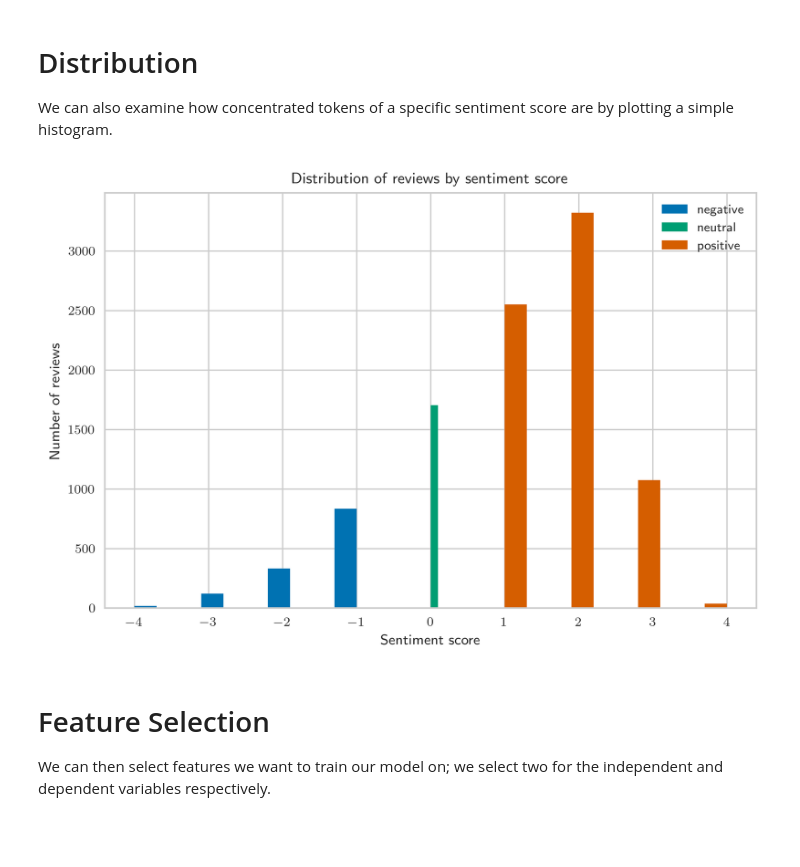
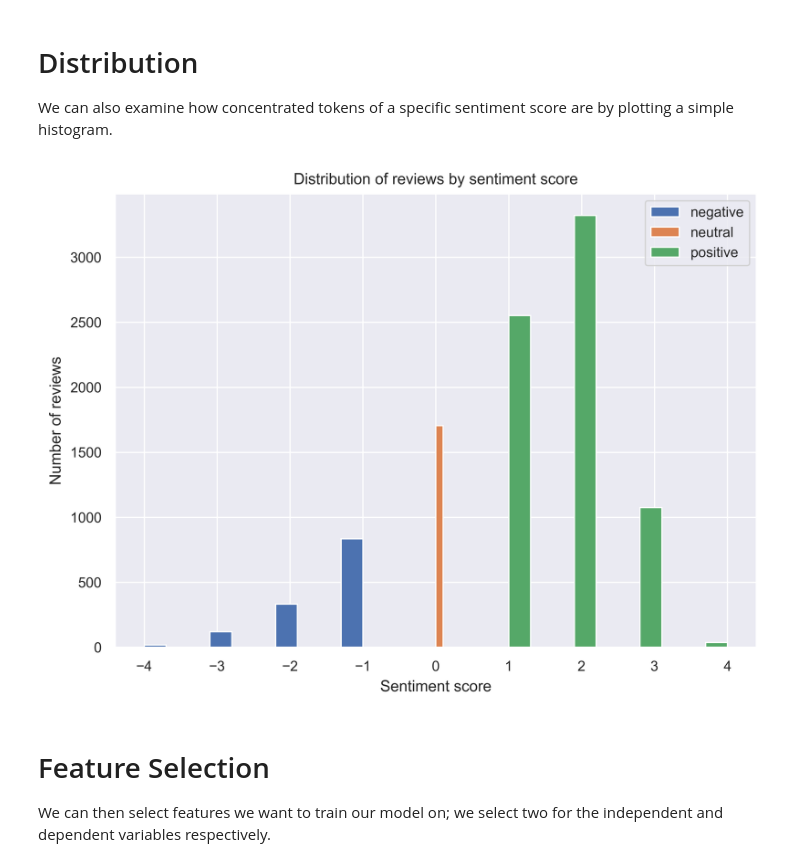
Before and after one commit to jiyometrik/pw23, a Jupyter notebook: code/rq3_randomforest.ipynb, the cells around one changed output. Cells and saved outputs as stored; diff of their text form; code cells hidden in the pictures; blank space fills up the shorter version.

Commit message:
new theme, simply use seaborn with 'paper' context

```diff
--- a/code/rq3_randomforest.ipynb
+++ b/code/rq3_randomforest.ipynb
@@ -5,6 +5,8 @@ Here, we build a simple random forest classifier to classify hotel reviews
 into two basic categories: those with negative and those with positive sentiment.
 # %%
 %matplotlib inline
+
+import os
 
 # fundamentals
 import pandas as pd
@@ -13,15 +15,14 @@ pd.options.mode.chained_assignment = None
 
 # graphing
 import matplotlib.pyplot as plt
+import seaborn as sns
 
-plt.style.use(
-    ["seaborn-v0_8-whitegrid", "seaborn-v0_8-paper", "seaborn-v0_8-colorblind"]
-)
+sns.set_theme(context="paper")
+
 
 # natural language processing
 import nltk
 
-nltk.data.path.append("/usr/share/nltk_data/")
 from nltk import pos_tag
 from nltk.corpus import stopwords, wordnet
 from nltk.stem import WordNetLemmatizer
@@ -102,11 +124,19 @@ DF["reviews.clean"] = DF["reviews.text"].apply(clean_review)
 # extract vector representations for each review
 DOCUMENTS = [
     TaggedDocument(doc, [i])
-    for i, doc in enumerate(DF["reviews.clean"].apply(lambda x: x.split(" ")))
+    for i, doc in enumerate(
+        DF["reviews.clean"].apply(lambda x: x.split(" "))
+    )
 ]
 
 # train a doc2vec model
-MODEL = Doc2Vec(DOCUMENTS, vector_size=5, window=2, min_count=1, workers=4)
+MODEL = Doc2Vec(
+    DOCUMENTS,
+    vector_size=5,
+    window=2,
+    min_count=1,
+    workers=4,
+)
 
 # transform each document into vec data
 DF_VEC = (
@@ -125,9 +155,15 @@ these values as weights to determine how important a token is in determining
 a review's overall sentiment.
 # %%
 TFIDF = TfidfVectorizer(min_df=10)
-tfidf_result = TFIDF.fit_transform(DF["reviews.clean"]).toarray()
-DF_TFIDF = pd.DataFrame(tfidf_result, columns=TFIDF.get_feature_names_out())
-DF_TFIDF.columns = ["word_" + str(x) for x in DF_TFIDF.columns]
+tfidf_result = TFIDF.fit_transform(
+    DF["reviews.clean"]
+).toarray()
+DF_TFIDF = pd.DataFrame(
+    tfidf_result, columns=TFIDF.get_feature_names_out()
+)
+DF_TFIDF.columns = [
+    "word_" + str(x) for x in DF_TFIDF.columns
+]
 DF_TFIDF.index = DF.index
 DF = pd.concat([DF, DF_TFIDF], axis=1)
 # %% [markdown]
@@ -136,20 +172,23 @@ DF = pd.concat([DF, DF_TFIDF], axis=1)
 We can also examine how concentrated tokens of a specific sentiment score are by
 plotting a simple histogram.
 # %%
+RESULTSDIR = os.path.join(
+    os.path.abspath(os.path.dirname("")), "../results/rq3"
+)
 plt.title("Distribution of reviews by sentiment score")
 plt.xlabel("Sentiment score")
 plt.ylabel("Number of reviews")
 
 SUBSET_NEG, SUBSET_NEU, SUBSET_POS = (
     DF[DF["sent.polarity"] == i] for i in list(range(-1, 2))
 )
 plt.hist(SUBSET_NEG["sent.net"], label="negative")
 plt.hist(SUBSET_NEU["sent.net"], label="neutral")
 plt.hist(SUBSET_POS["sent.net"], label="positive")
 plt.legend(loc="best")
-plt.ticklabel_format(style="sci", axis="x", scilimits=(0, 0))
+plt.savefig(os.path.join(RESULTSDIR, "distribution.png"))
 # %% [output]
-[figure, old version]
+[figure, new version]
 # %% [markdown]
 # Feature Selection
 
```
Also changed, not shown: parts of 7 cells of this notebook, 19 other files.
